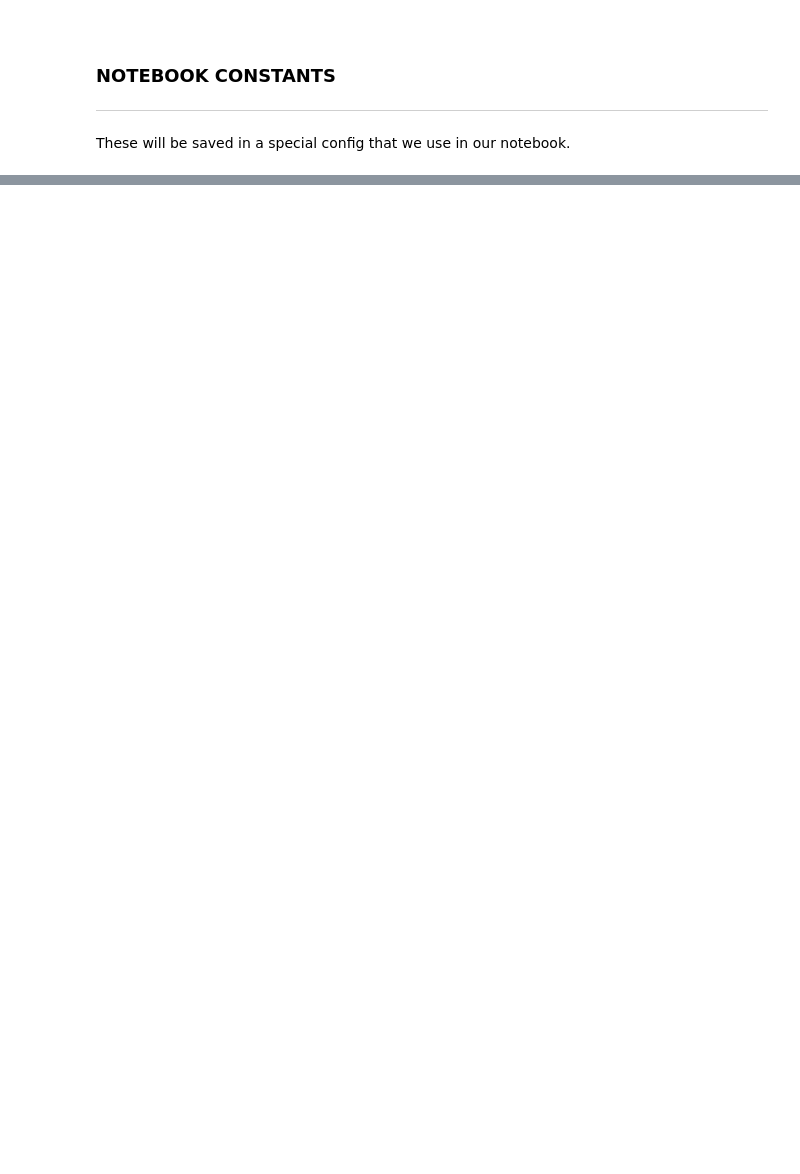
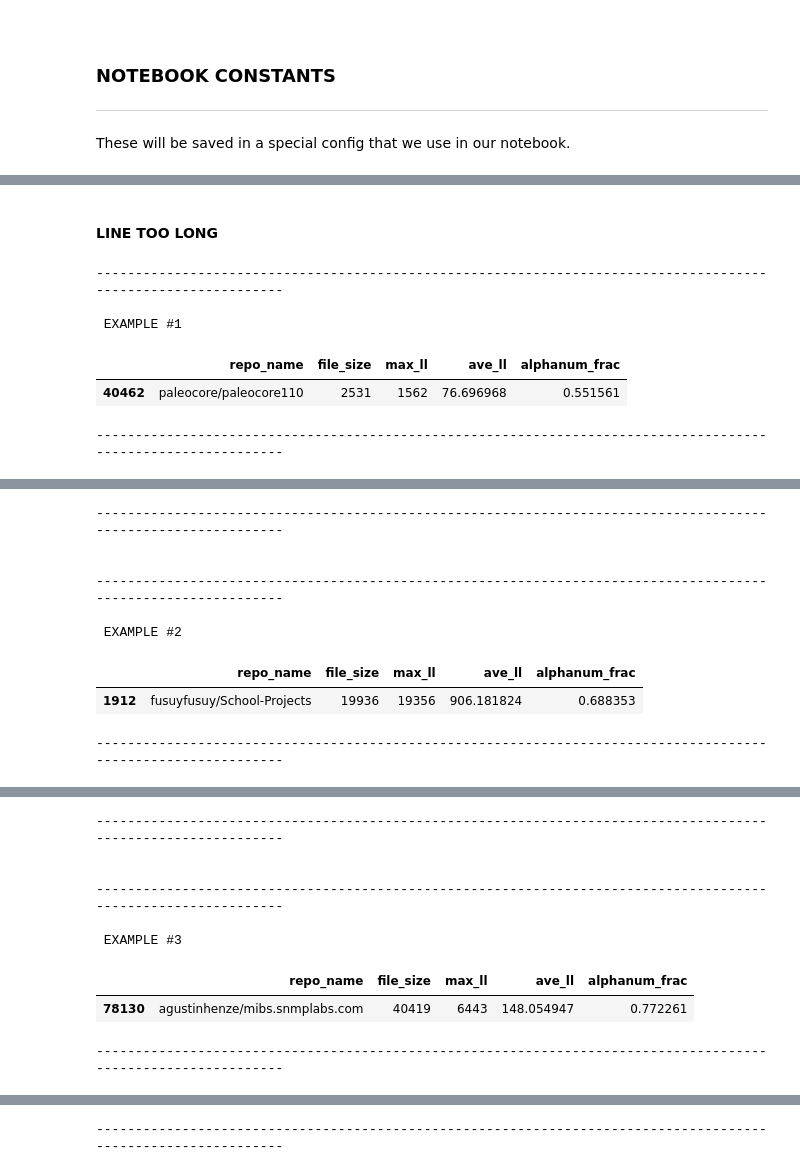
Before and after one commit to darien-schettler/pystack, a Jupyter notebook: notebooks/eda.ipynb, the cells around one changed output, grey strips where cells are left out. Drawn from its saved outputs; the diff is of its cells as text; code cells hidden in the pictures; blank space fills up the shorter version.

```diff
--- a/notebooks/eda.ipynb
+++ b/notebooks/eda.ipynb
@@ -151,0 +466,9 @@ AttributeError: module 'params' has no attribute 'WANDB_PROJECT'
+# %%
+from cllm_data_curation.thestack_curation.curation_configs import PermissiveFilterConfig
+from cllm_data_curation.thestack_curation.curation_configs import ModerateFilterConfig
+from cllm_data_curation.thestack_curation.curation_configs import AggressiveFilterConfig
+
+pfc, mfc, afc = PermissiveFilterConfig, ModerateFilterConfig, AggressiveFilterConfig
+
+print("\nPermissive Filter Config")
+{k:v for k,v in vars(pfc).items() if not k.startswith("_")}
@@ -151,0 +485,13 @@ AttributeError: module 'params' has no attribute 'WANDB_PROJECT'
+# %% [markdown]
+<br>
+
+**LINE TOO LONG**
+# %%
+examine_df(eda_df[~((eda_df.max_ll <= pfc.max_ll) & (eda_df.max_ll >= pfc.min_max_ll))])
+# %% [output]
+--------------------------------------------------------------------------------------------------------------
+
+ EXAMPLE #1
+|  | repo_name | file_size | max_ll | ave_ll | alphanum_frac |
+| 40462 | paleocore/paleocore110 | 2531 | 1562 | 76.696968 | 0.551561 |
+--------------------------------------------------------------------------------------------------------------
@@ -151,0 +499,9 @@ AttributeError: module 'params' has no attribute 'WANDB_PROJECT'
+--------------------------------------------------------------------------------------------------------------
+
+
+--------------------------------------------------------------------------------------------------------------
+
+ EXAMPLE #2
+|  | repo_name | file_size | max_ll | ave_ll | alphanum_frac |
+| 1912 | fusuyfusuy/School-Projects | 19936 | 19356 | 906.181824 | 0.688353 |
+--------------------------------------------------------------------------------------------------------------
@@ -151,0 +509,9 @@ AttributeError: module 'params' has no attribute 'WANDB_PROJECT'
+--------------------------------------------------------------------------------------------------------------
+
+
+--------------------------------------------------------------------------------------------------------------
+
+ EXAMPLE #3
+|  | repo_name | file_size | max_ll | ave_ll | alphanum_frac |
+| 78130 | agustinhenze/mibs.snmplabs.com | 40419 | 6443 | 148.054947 | 0.772261 |
+--------------------------------------------------------------------------------------------------------------
@@ -151,0 +519 @@ AttributeError: module 'params' has no attribute 'WANDB_PROJECT'
+--------------------------------------------------------------------------------------------------------------
```
Also changed, not shown: parts of 25 cells of this notebook, 52 other files.
